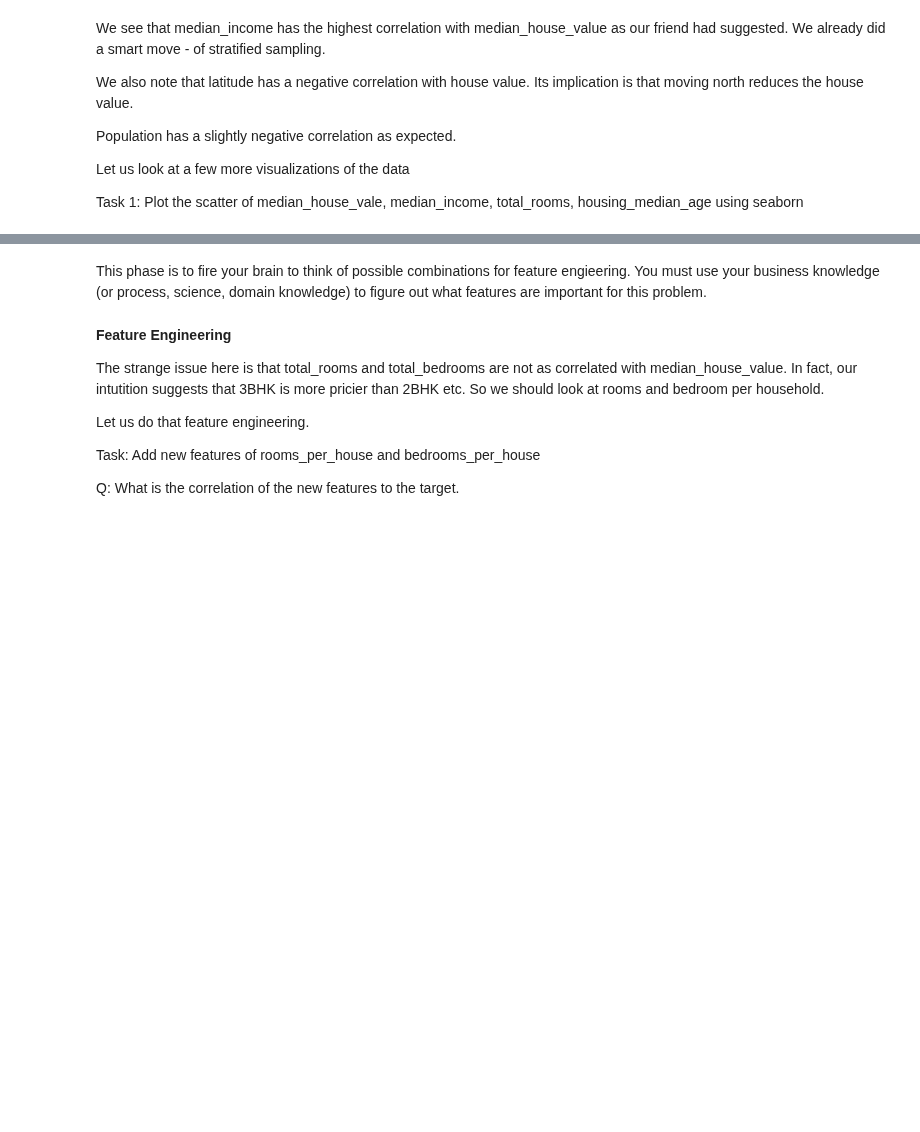
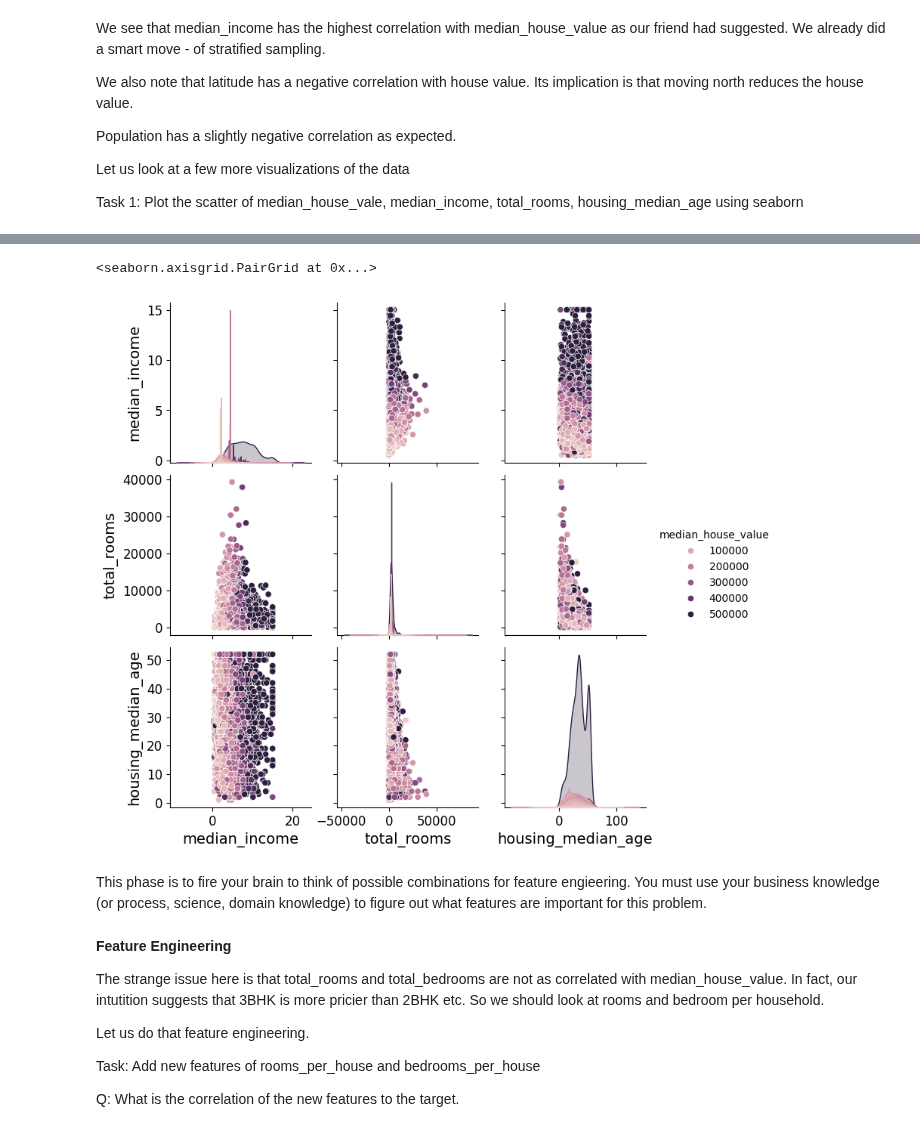
Before and after one commit to deepakk7195/IISC_CDS_DS, a Jupyter notebook: Housing_Prices_E2E_Case_Study_ML.ipynb, the cells around one changed output, grey strips where cells are left out. Drawn from its saved outputs; the diff is of its cells as text; code cells hidden in the pictures; blank space fills up the shorter version.

```diff
--- a/Housing_Prices_E2E_Case_Study_ML.ipynb
+++ b/Housing_Prices_E2E_Case_Study_ML.ipynb
@@ -243,0 +350,2 @@ We do not plot it here. But you can explore geographical plotting with several r
+# %%
+housing_encoded = pd.get_dummies(housing, columns=['ocean_proximity'])
@@ -269,6 +427,9 @@ sns.scatterplot(data=housing, x="median_income", y="total_rooms", hue="median_ho
 # %%
 cols_needed = ["median_income","total_rooms","housing_median_age","median_house_value"]
-sns.pairplot(data=housing[cols_needed], hue="median_house_value") #This will take some time
+sns.pairplot(data=housing_encoded[cols_needed], hue="median_house_value") #This will take some time
+# %% [output]
+<seaborn.axisgrid.PairGrid at 0x...>
+[figure, added]
 # %% [markdown]
 This phase is to fire your brain to think of possible combinations for feature engieering. You must use your business knowledge (or process, science, domain knowledge) to figure out what features are important for this problem.
 # %% [markdown]
```
Also changed, not shown: parts of 35 cells of this notebook.
